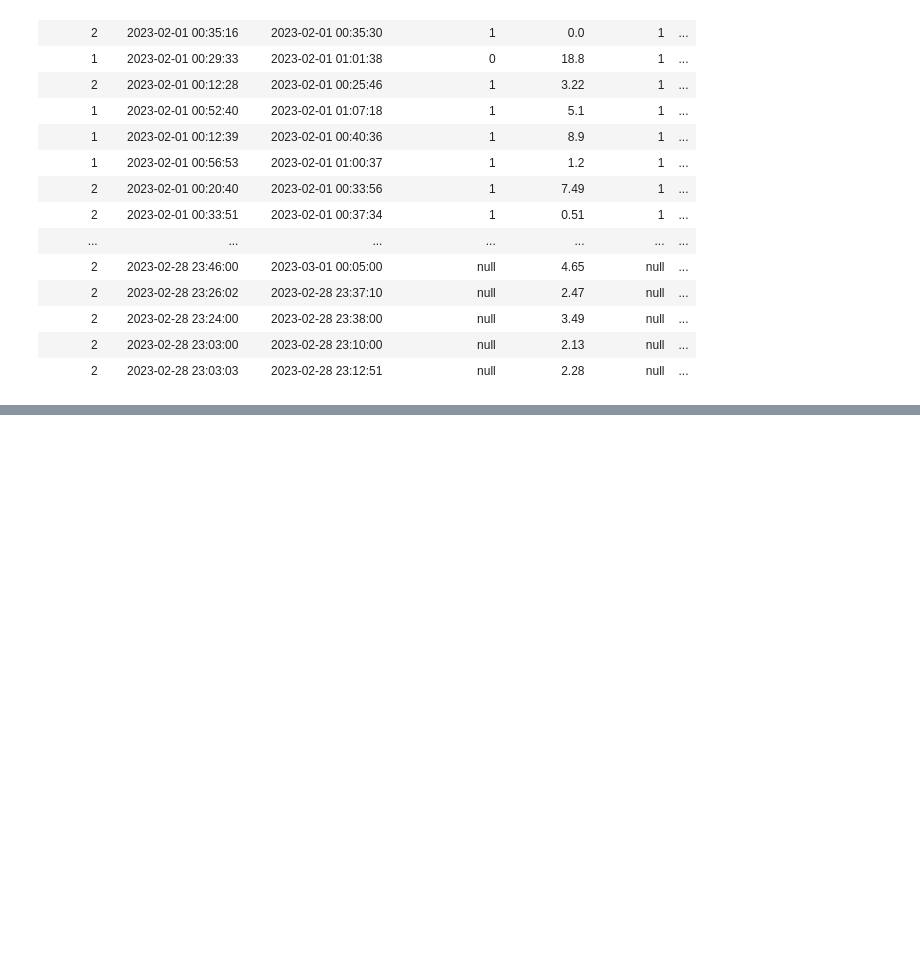
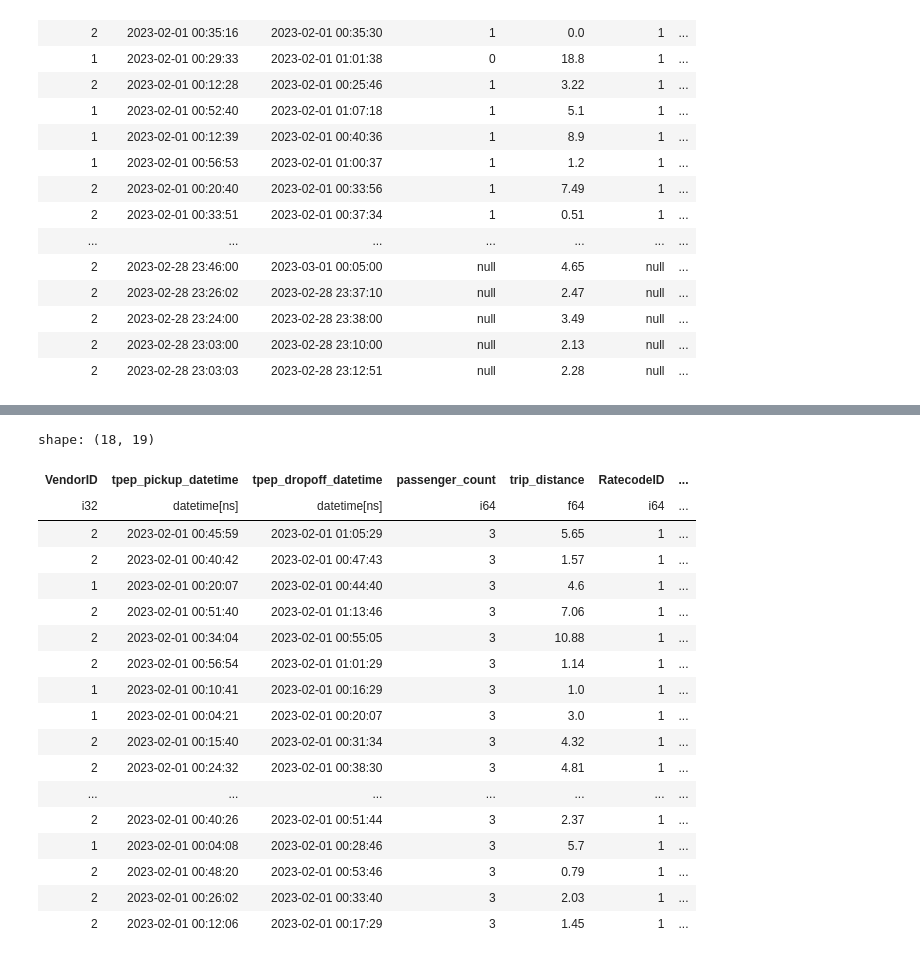
Before and after one commit to dariashcherbakovaaa/MA_DSE_Unimi, a Jupyter notebook: polars_workshop.ipynb, the cells around one changed output, grey strips where cells are left out. Drawn from its saved outputs; the diff is of its cells as text; code cells hidden in the pictures; blank space fills up the shorter version.

```diff
--- a/polars_workshop.ipynb
+++ b/polars_workshop.ipynb
@@ -54,0 +436,26 @@ shape: (2_913_955, 19)
+# %%
+(
+    data
+    .filter(passenger_count = 3)
+    .fetch()
+)
+# %% [output]
+shape: (18, 19)
+| VendorID | tpep_pickup_datetime | tpep_dropoff_datetime | passenger_count | trip_distance | RatecodeID | ... |
+| i32 | datetime[ns] | datetime[ns] | i64 | f64 | i64 | ... |
+| 2 | 2023-02-01 00:45:59 | 2023-02-01 01:05:29 | 3 | 5.65 | 1 | ... |
+| 2 | 2023-02-01 00:40:42 | 2023-02-01 00:47:43 | 3 | 1.57 | 1 | ... |
+| 1 | 2023-02-01 00:20:07 | 2023-02-01 00:44:40 | 3 | 4.6 | 1 | ... |
+| 2 | 2023-02-01 00:51:40 | 2023-02-01 01:13:46 | 3 | 7.06 | 1 | ... |
+| 2 | 2023-02-01 00:34:04 | 2023-02-01 00:55:05 | 3 | 10.88 | 1 | ... |
+| 2 | 2023-02-01 00:56:54 | 2023-02-01 01:01:29 | 3 | 1.14 | 1 | ... |
+| 1 | 2023-02-01 00:10:41 | 2023-02-01 00:16:29 | 3 | 1.0 | 1 | ... |
+| 1 | 2023-02-01 00:04:21 | 2023-02-01 00:20:07 | 3 | 3.0 | 1 | ... |
+| 2 | 2023-02-01 00:15:40 | 2023-02-01 00:31:34 | 3 | 4.32 | 1 | ... |
+| 2 | 2023-02-01 00:24:32 | 2023-02-01 00:38:30 | 3 | 4.81 | 1 | ... |
+| ... | ... | ... | ... | ... | ... | ... |
+| 2 | 2023-02-01 00:40:26 | 2023-02-01 00:51:44 | 3 | 2.37 | 1 | ... |
+| 1 | 2023-02-01 00:04:08 | 2023-02-01 00:28:46 | 3 | 5.7 | 1 | ... |
+| 2 | 2023-02-01 00:48:20 | 2023-02-01 00:53:46 | 3 | 0.79 | 1 | ... |
+| 2 | 2023-02-01 00:26:02 | 2023-02-01 00:33:40 | 3 | 2.03 | 1 | ... |
+| 2 | 2023-02-01 00:12:06 | 2023-02-01 00:17:29 | 3 | 1.45 | 1 | ... |
```
Also changed, not shown: parts of 30 cells of this notebook.
